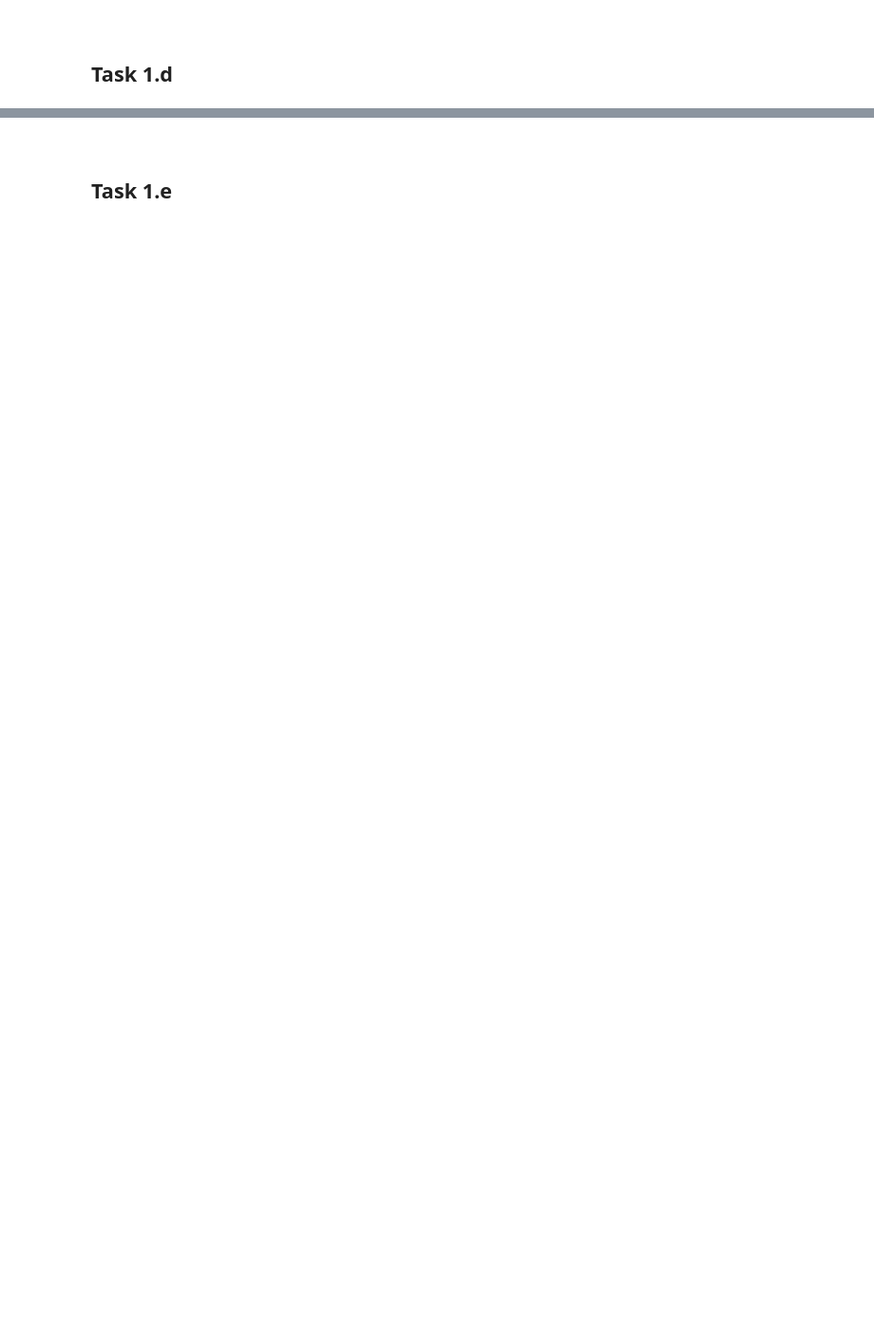
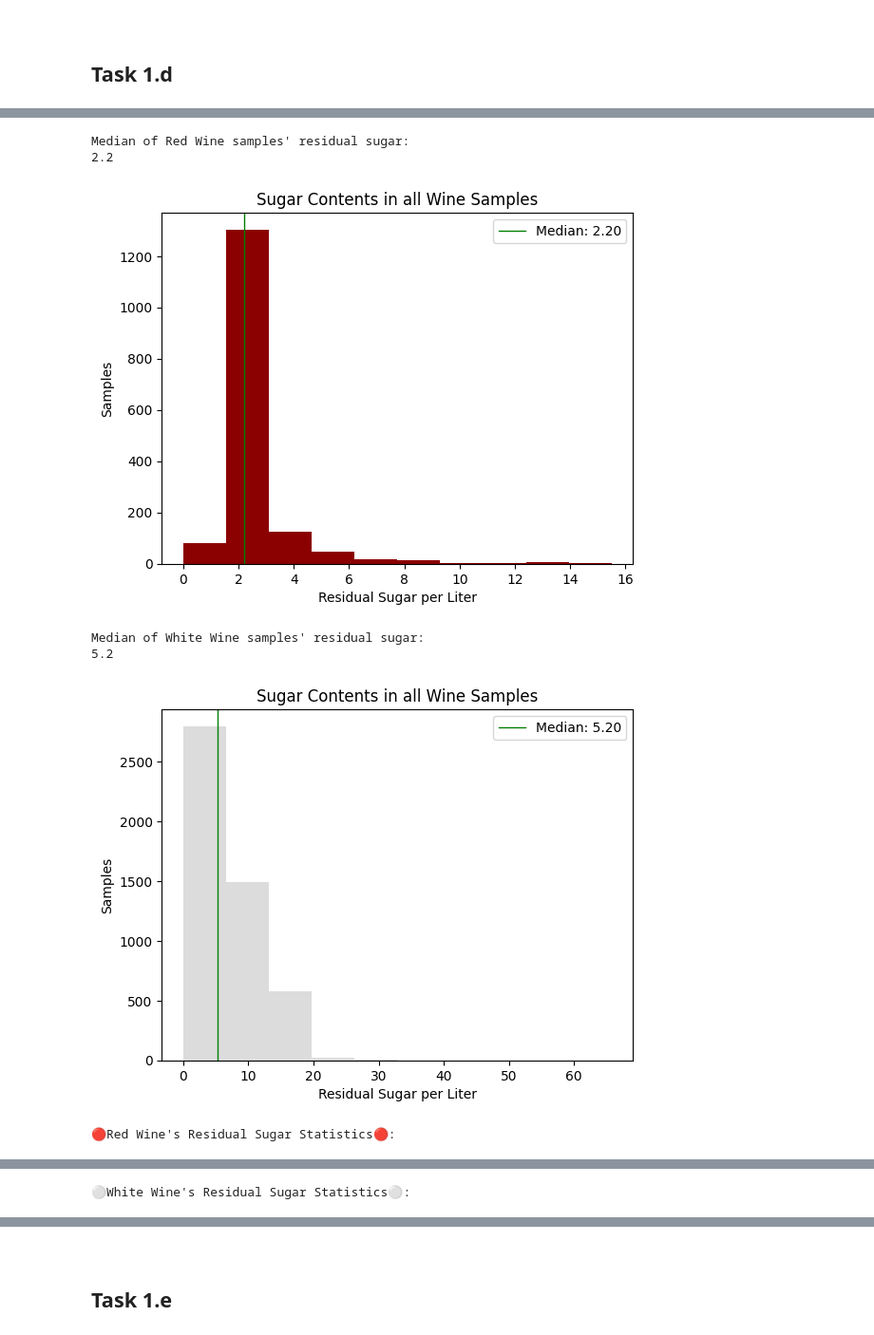
Before and after one commit to darioLabrador/vinho-verde, a Jupyter notebook: vinhoverde.ipynb, the cells around one changed output, grey strips where cells are left out. Shown at 95% size. Cells and saved outputs as stored; diff of their text form; code cells hidden in the pictures; blank space fills up the shorter version.

```diff
--- a/vinhoverde.ipynb
+++ b/vinhoverde.ipynb
@@ -282,0 +235,49 @@ plt.close()
+# %%
+# Determine the median for the residual sugar in red and white wines
+red_wine_sugar_threshold = red_wine['residual sugar'].median()
+white_wine_sugar_threshold = white_wine['residual sugar'].median()
+
+# Display the median of the red wine samples' residual sugar
+print("Median of Red Wine samples' residual sugar:")
+print(red_wine['residual sugar'].median())
+
+# Create a histogram
+plt.hist(red_wine["residual sugar"], bins=10, range=[0, red_wine['residual sugar'].max()], color='darkred')
+
+# Add a vertical line for the median
+plt.axvline(np.median(red_wine["residual sugar"]), color='green', linestyle='solid', linewidth=1, label=f'Median: {np.median(red_wine["residual sugar"]):.2f}')
+
+plt.xlabel('Residual Sugar per Liter')
+plt.ylabel('Samples')
+plt.title('Sugar Contents in all Wine Samples')
+plt.legend()
+plt.show()
+
+# Display the median of the white wine samples' residual sugar
+print("Median of White Wine samples' residual sugar:")
+print(white_wine['residual sugar'].median())
+
+# Create a histogram
+plt.hist(white_wine["residual sugar"], bins=10, range=[0, white_wine['residual sugar'].max()], color='gainsboro')
+
+# Add a vertical line for the median
+plt.axvline(np.median(white_wine["residual sugar"]), color='green', linestyle='solid', linewidth=1, label=f'Median: {np.median(white_wine["residual sugar"]):.2f}')
+
+plt.xlabel('Residual Sugar per Liter')
+plt.ylabel('Samples')
+plt.title('Sugar Contents in all Wine Samples')
+plt.legend()
+plt.show()
+
+print("🔴Red Wine's Residual Sugar Statistics🔴:")
+display(red_wine['residual sugar'].describe())
+print("\n⚪White Wine's Residual Sugar Statistics⚪:")
+display(white_wine['residual sugar'].describe())
+# %% [output]
+Median of Red Wine samples' residual sugar:
+2.2
+[figure, added]
+Median of White Wine samples' residual sugar:
+5.2
+[figure, added]
+🔴Red Wine's Residual Sugar Statistics🔴:
@@ -282,0 +293 @@ plt.close()
+⚪White Wine's Residual Sugar Statistics⚪:
```
Also changed, not shown: parts of 71 cells of this notebook, 1 other file.
